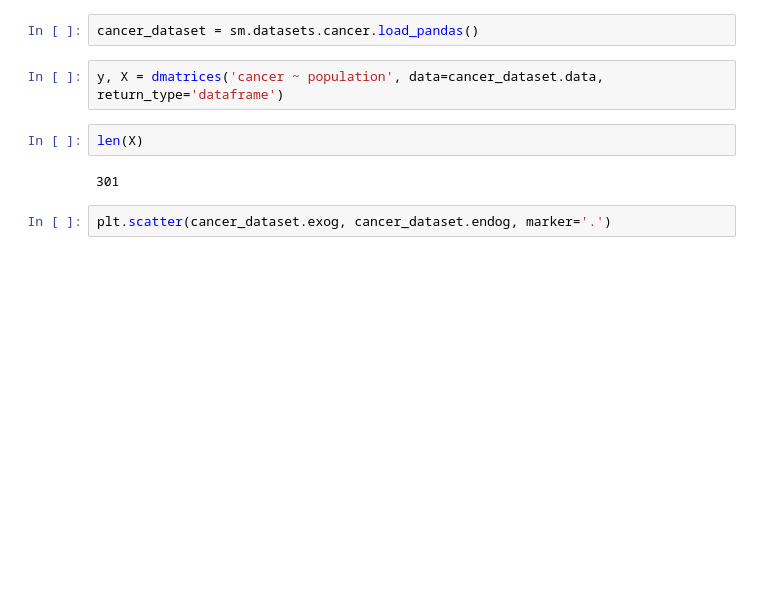
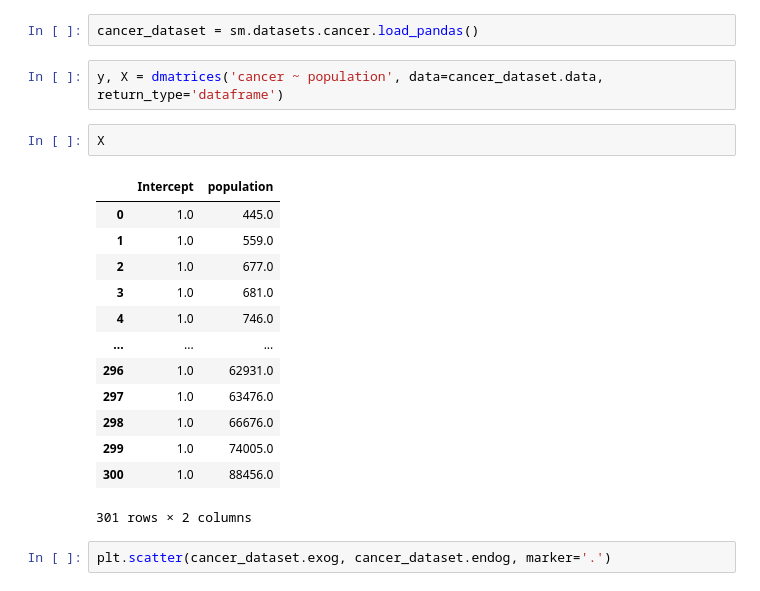
Before and after one commit to JoaoCalem/Conformal-Sparsemax, a Jupyter notebook: notebooks/hsc_real_data.ipynb, the cells around one changed output. Drawn from its saved outputs; the diff is of its cells as text; blank space fills up the shorter version.

```diff
--- a/notebooks/hsc_real_data.ipynb
+++ b/notebooks/hsc_real_data.ipynb
@@ -12,10 +12,22 @@ import statsmodels.api as sm
 cancer_dataset = sm.datasets.cancer.load_pandas()
 # %%
 y, X = dmatrices('cancer ~ population', data=cancer_dataset.data, return_type='dataframe')
-# %%
-len(X)
-# %% [output]
-301
+# %%
+X
+# %% [output]
+|  | Intercept | population |
+| 0 | 1.0 | 445.0 |
+| 1 | 1.0 | 559.0 |
+| 2 | 1.0 | 677.0 |
+| 3 | 1.0 | 681.0 |
+| 4 | 1.0 | 746.0 |
+| ... | ... | ... |
+| 296 | 1.0 | 62931.0 |
+| 297 | 1.0 | 63476.0 |
+| 298 | 1.0 | 66676.0 |
+| 299 | 1.0 | 74005.0 |
+| 300 | 1.0 | 88456.0 |
+301 rows × 2 columns
 # %%
 plt.scatter(cancer_dataset.exog, cancer_dataset.endog, marker='.')
 # %% [output]
```
Also changed, not shown: parts of 5 cells of this notebook, 2 other files.
